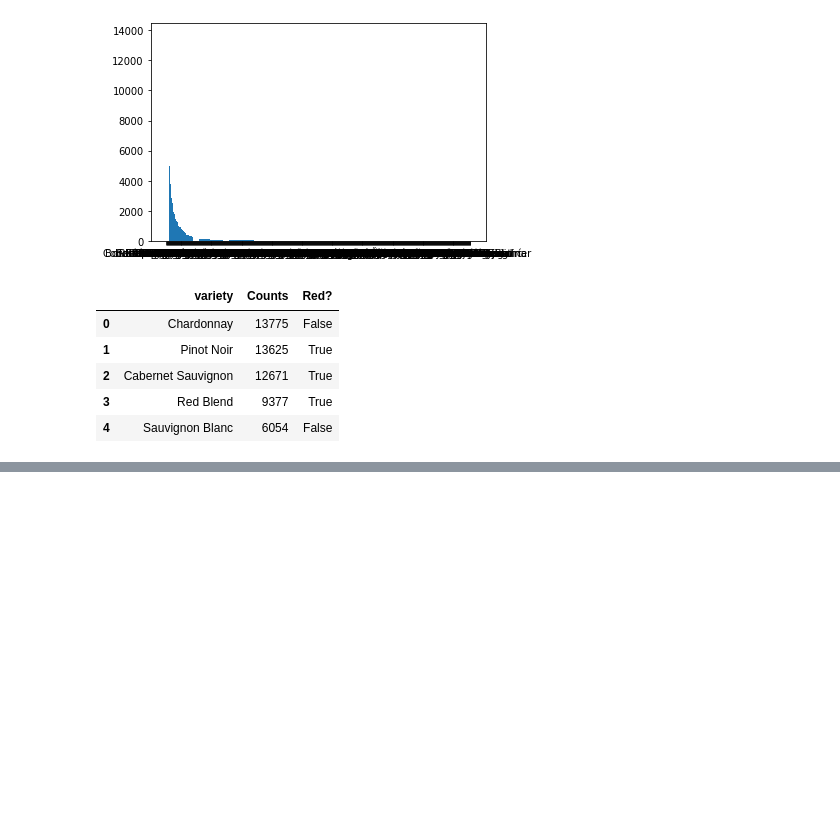
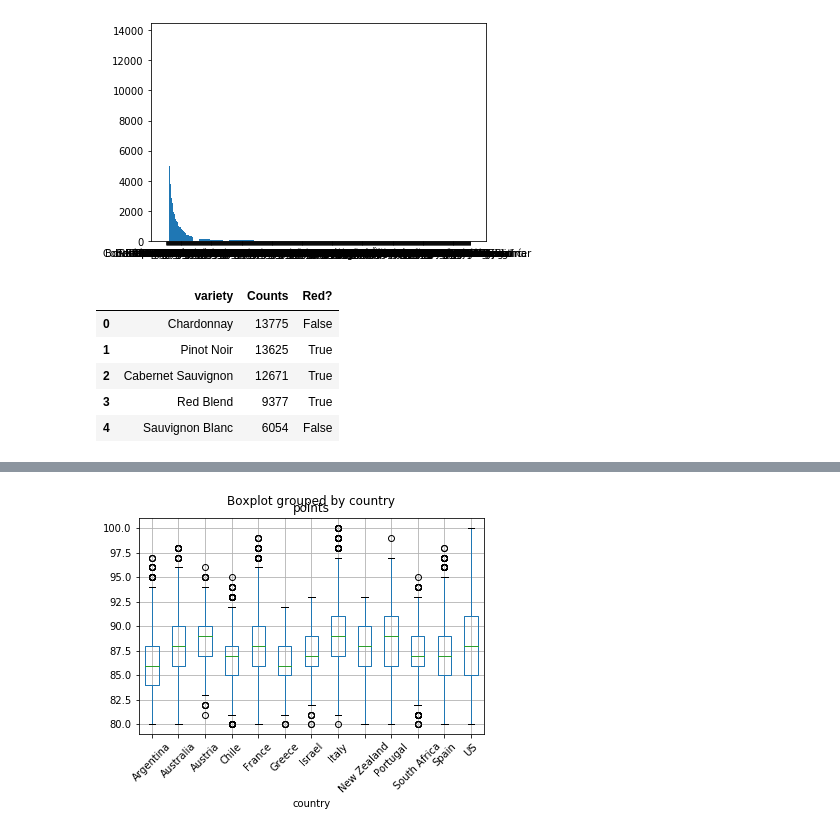
Before and after one commit to 06S197GT/SMU-Project-1, a Jupyter notebook: WineAnalysis.ipynb, the cells around one changed output, grey strips where cells are left out. Saved outputs shown, nothing was run; the diff lists cells and outputs as text; code cells hidden in the pictures; blank space fills up the shorter version.

```diff
--- a/WineAnalysis.ipynb
+++ b/WineAnalysis.ipynb
@@ -141,0 +204,4 @@ wine_df.head()
+# %%
+mask8 = wine_red.country.isin(wine_red.country.value_counts().head(13).index)
+red2 = wine_red.loc[mask8]
+red2.head()
@@ -141,0 +215,5 @@ wine_df.head()
+# %%
+red2.boxplot(column = 'points', by = 'country', rot = 45)
+plt.show()
+# %% [output]
+[figure, added]
```
Also changed, not shown: parts of 67 cells of this notebook.
